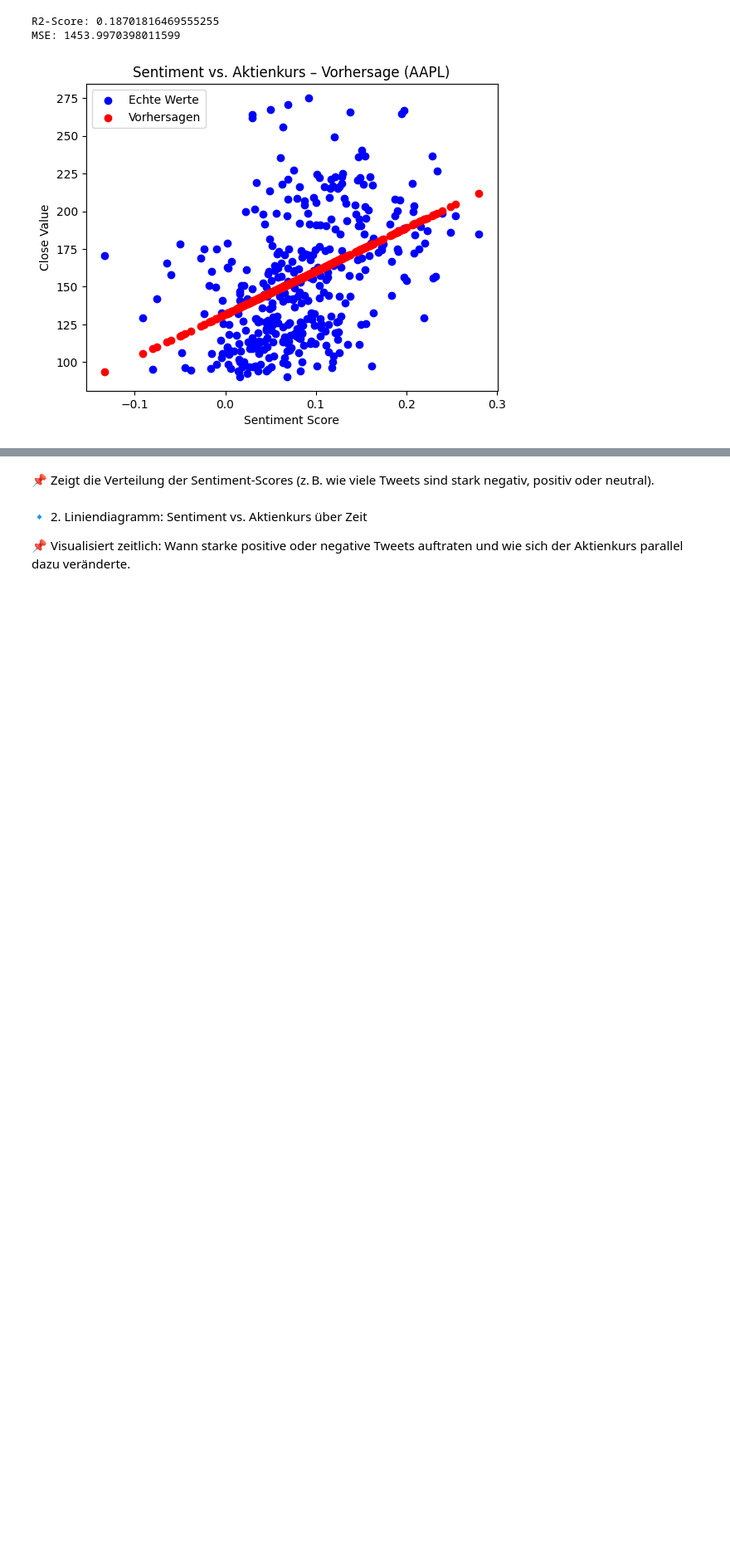
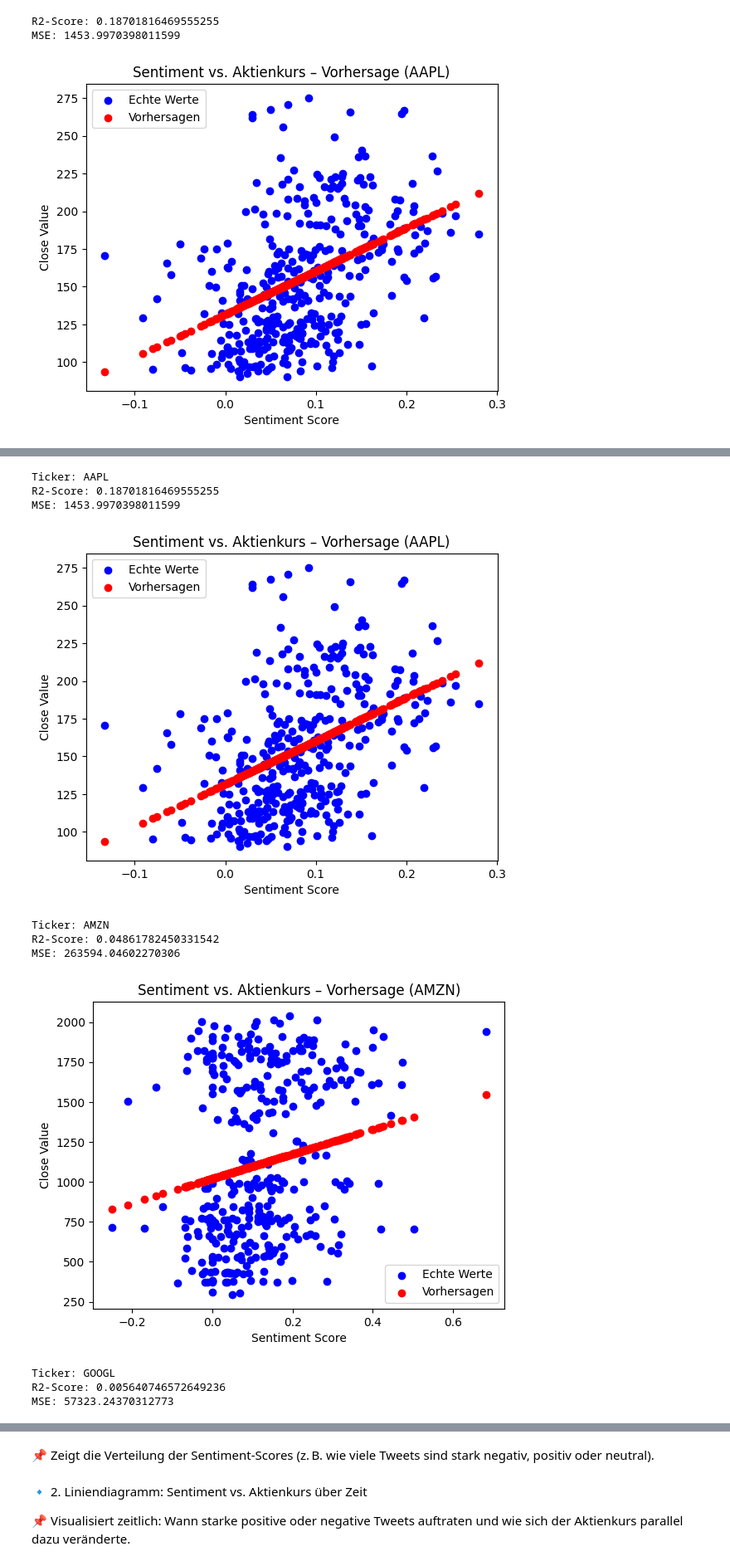
Before and after one commit to erkayK/USW-AI-App, a Jupyter notebook: notebooks/usw_sentiment_stocks.ipynb, the cells around one changed output, grey strips where cells are left out. Shown: that part at 83% size. Cells and saved outputs as stored; diff of their text form; code cells hidden in the pictures; blank space fills up the shorter version.

```diff
--- a/notebooks/usw_sentiment_stocks.ipynb
+++ b/notebooks/usw_sentiment_stocks.ipynb
@@ -308,0 +348,15 @@ MSE: 1453.9970398011599
+# %%
+for ticker in merged_data:
+    run_regression(ticker, merged_data)
+# %% [output]
+Ticker: AAPL
+R2-Score: 0.18701816469555255
+MSE: 1453.9970398011599
+[figure, added]
+Ticker: AMZN
+R2-Score: 0.04861782450331542
+MSE: 263594.04602270306
+[figure, added]
+Ticker: GOOGL
+R2-Score: 0.005640746572649236
+MSE: 57323.24370312773
```
Also changed, not shown: parts of 12 cells of this notebook, 1 other file.
